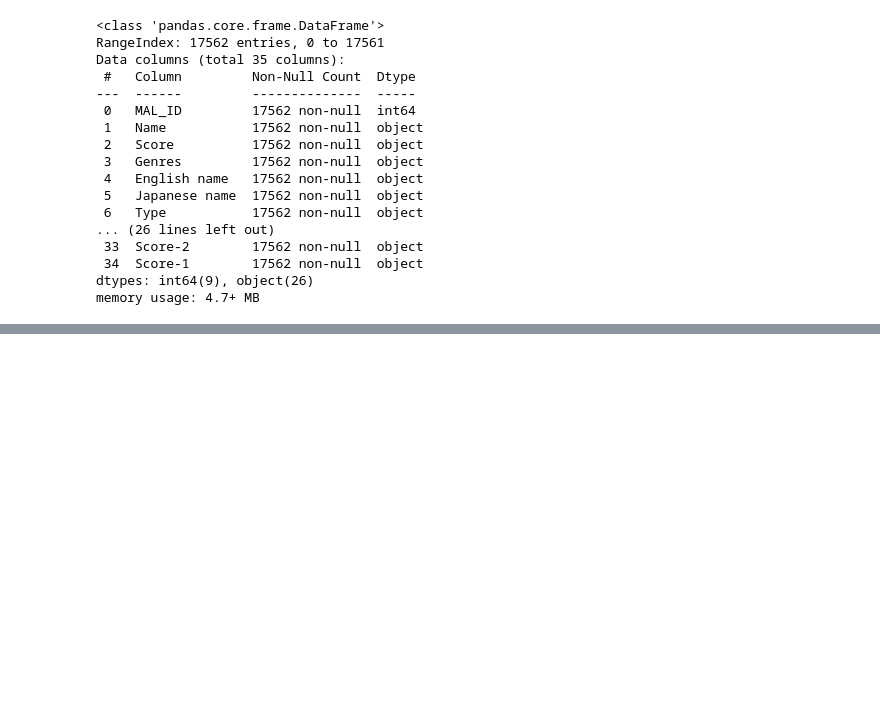
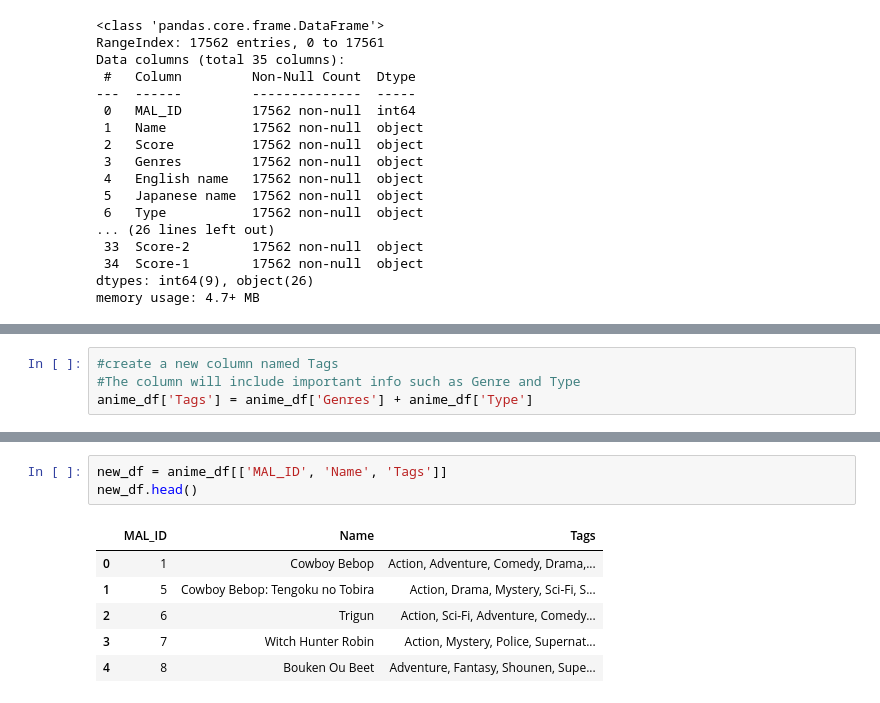
Before and after one commit to KimKarydas/Anime-Recommendation-System, a Jupyter notebook: System_NB.ipynb, the cells around one changed output, grey strips where cells are left out. Saved outputs shown, nothing was run; the diff lists cells and outputs as text; blank space fills up the shorter version.

```diff
--- a/System_NB.ipynb
+++ b/System_NB.ipynb
@@ -72,0 +92,4 @@ dtype: int64
+# %%
+#create a new column named Tags
+#The column will include important info such as Genre and Type
+anime_df['Tags'] = anime_df['Genres'] + anime_df['Type']
@@ -72,0 +107,10 @@ dtype: int64
+# %%
+new_df = anime_df[['MAL_ID', 'Name', 'Tags']]
+new_df.head()
+# %% [output]
+|  | MAL_ID | Name | Tags |
+| 0 | 1 | Cowboy Bebop | Action, Adventure, Comedy, Drama,... |
+| 1 | 5 | Cowboy Bebop: Tengoku no Tobira | Action, Drama, Mystery, Sci-Fi, S... |
+| 2 | 6 | Trigun | Action, Sci-Fi, Adventure, Comedy... |
+| 3 | 7 | Witch Hunter Robin | Action, Mystery, Police, Supernat... |
+| 4 | 8 | Bouken Ou Beet | Adventure, Fantasy, Shounen, Supe... |
```
Also changed, not shown: parts of 11 cells of this notebook.
